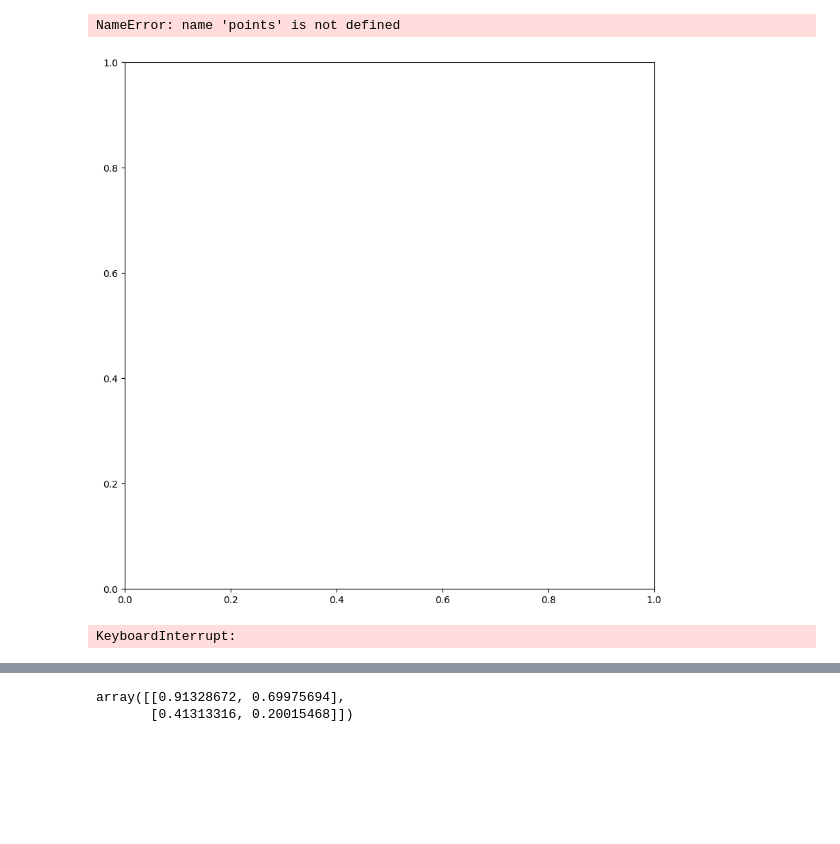
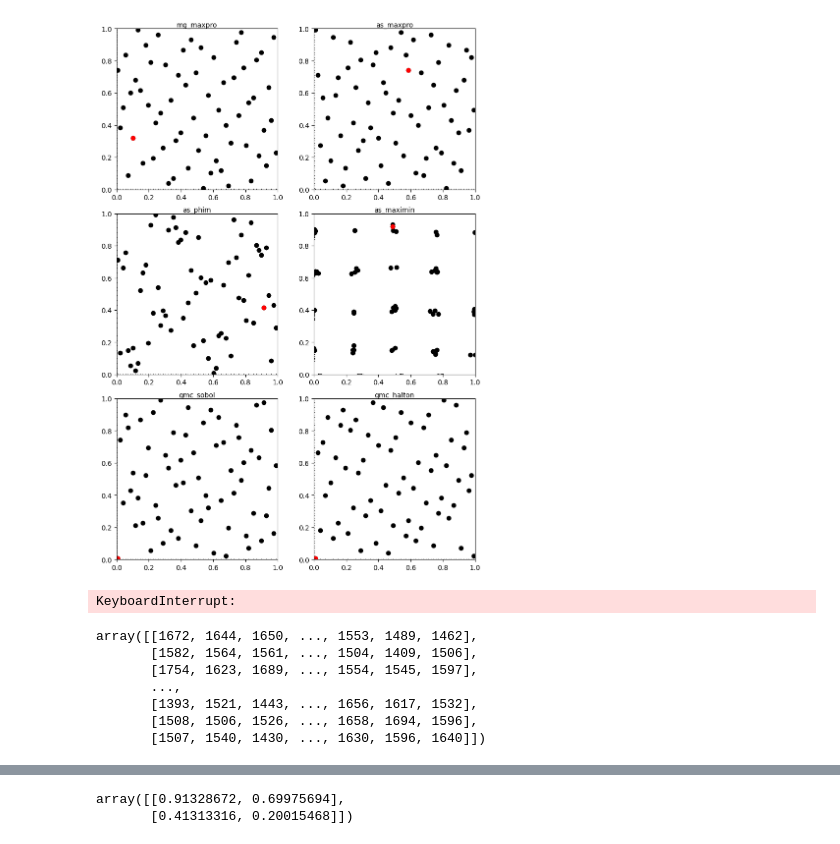
Before and after one commit to silenysakal2/additive_design, a Jupyter notebook: playground.ipynb, the cells around one changed output, grey strips where cells are left out. Cells and saved outputs as stored; diff of their text form; code cells hidden in the pictures; blank space fills up the shorter version.

```diff
--- a/playground.ipynb
+++ b/playground.ipynb
@@ -78,7 +66,7 @@ def gen_design_candidates(crit, nv, ns, seed = None, candidate_count = None, can
             cppfn.gen_design_candidates(b'M', nv, ns, candidate_count, candidates.ctypes.data_as(ctypes.POINTER(ctypes.c_double)), random.randrange(2 ** 31) if seed == None else seed, periodic, rand_sel)
     return candidates[:ns, :]
 # %%
-nv = 2
+nv = 4
 ns = 64
 
 
@@ -159,7 +152,7 @@ Wall time: 1 s
 # %%
 %%time
 designs["as_maximin"] = Design(
-    latinize(gen_design_candidates("maximin", nv, ns, candidate_method = "monte-carlo", periodic = periodic, rand_sel = rand_sel)),
+    (gen_design_candidates("maximin", nv, ns, candidate_method = "monte-carlo", periodic = periodic, rand_sel = rand_sel)),
     "as_maxpro",
 )
 # %% [output]
@@ -300,22 +281,46 @@ NameError: name 'latinize2' is not defined
-# %%
-fig, ax = plt.subplots(figsize=(10, 10))
-
-ax.scatter(points[:, 0], points[:, 1])
-ax.scatter(points[0, 0], points[0, 1], color="red")
-ax.set_xlim(0, 1)
-ax.set_ylim(0, 1)
-
-# Add projections:
-tick_length = 0.005  # Length of the projection lines
-for x in points[:, 0]:# Vertical ticks at bottom (y = 0)
-    ax.plot([x, x], [0, tick_length], color='black', linewidth=0.5)
-for y in points[:, 1]:# Horizontal ticks at left (x = 0)
-    ax.plot([0,  tick_length], [y, y], color='black', linewidth=0.5)
-
-plt.show()
-# %% [output]
-NameError: name 'points' is not defined
-[figure, removed]
+# %%
+import matplotlib.pyplot as plt
+import numpy as np
+import math
+
+def plot_des(ax, des, name, color='k', alpha=1):
+    ax.scatter(des[:, -2], des[:, -1], color=color, alpha=alpha)
+    ax.scatter(des[0, -2], des[0, -1], color="red", alpha=alpha)
+    ax.set_xlim(0, 1)
+    ax.set_ylim(0, 1)
+    ax.set_aspect('equal')
+    ax.set_title(name, fontsize=10, pad=2)
+
+    tick_length = 0.005
+    for x in des[:, 0]:
+        ax.plot([x, x], [0, tick_length], color='black', linewidth=0.5, alpha=alpha)
+    for y in des[:, 1]:
+        ax.plot([0, tick_length], [y, y], color='black', linewidth=0.5, alpha=alpha)
+
+# Calculate layout
+num_designs = len(designs)
+cols = 2
+rows = math.ceil(num_designs / cols)
+
+fig, axs = plt.subplots(
+    rows, cols, figsize=(4 * cols, 4 * rows),
+    gridspec_kw=dict(wspace=0.05, hspace=0.15)  # Tight spacing
+)
+axs = axs.flatten()
+
+
+for pts in range (ns,ns+1):
+    for i, (name, design) in enumerate(designs.items()):
+        plot_des(axs[i], design.points[:pts,:], name)
+
+    # Turn off any unused axes
+    for j in range(i + 1, len(axs)):
+        axs[j].axis('off')
+
+    plt.subplots_adjust(left=0.01, right=0.99, top=0.95, bottom=0.05)
+    plt.show()
+# %% [output]
+[figure, added]
 # %%
 nr = 100000
 hist = np.zeros([ns] * nv, dtype=int)
@@ -326,6 +331,14 @@ for i in trange(nr):
 KeyboardInterrupt:
 # %%
 hist
+# %% [output]
+array([[1672, 1644, 1650, ..., 1553, 1489, 1462],
+       [1582, 1564, 1561, ..., 1504, 1409, 1506],
+       [1754, 1623, 1689, ..., 1554, 1545, 1597],
+       ...,
+       [1393, 1521, 1443, ..., 1656, 1617, 1532],
+       [1508, 1506, 1526, ..., 1658, 1694, 1596],
+       [1507, 1540, 1430, ..., 1630, 1596, 1640]])
 # %%
 hist2 = hist.astype(float) / nr * ns
 hist2
```
Also changed, not shown: parts of 16 cells of this notebook, 1 other file.
